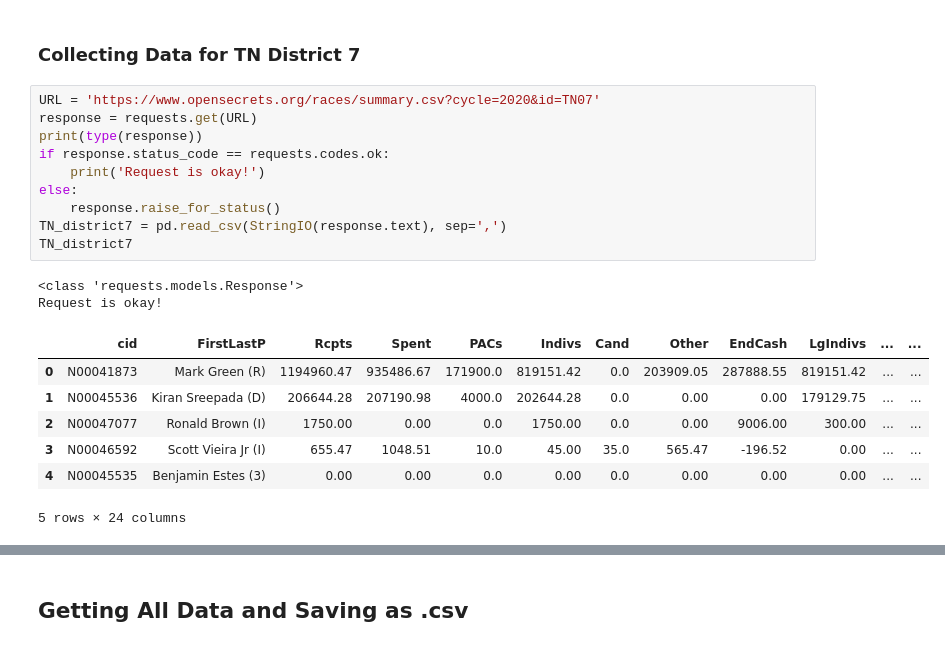
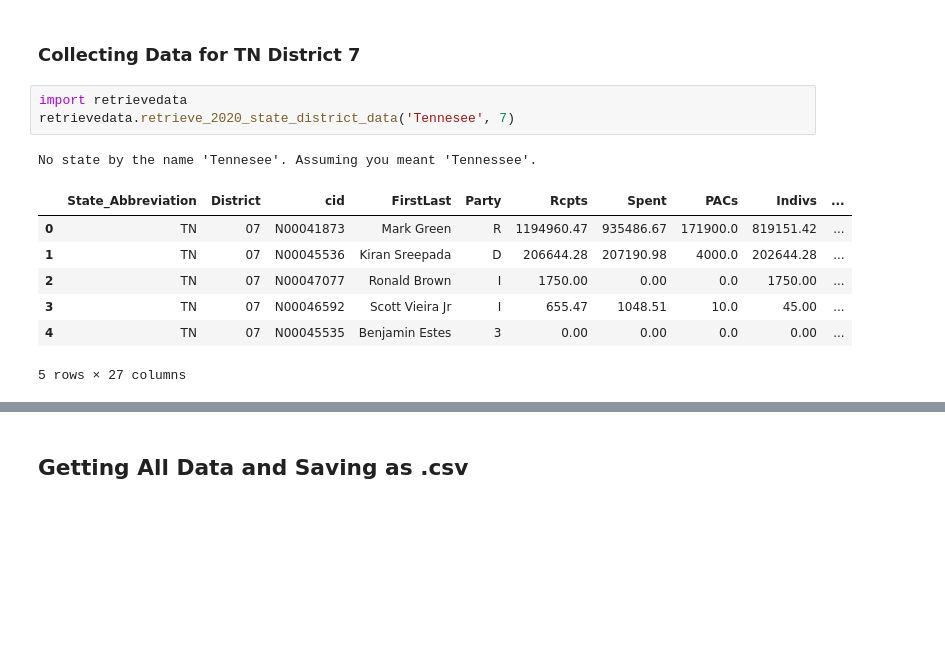
Before and after one commit to nss-data-science-cohort-8/open-secrets-bayesian-butterfingers, a Jupyter notebook: Notebook/AlexanderBranch.ipynb, the cells around one changed output, grey strips where cells are left out. Saved outputs shown, nothing was run; the diff lists cells and outputs as text; blank space fills up the shorter version.

```diff
--- a/Notebook/AlexanderBranch.ipynb
+++ b/Notebook/AlexanderBranch.ipynb
@@ -10,22 +10,14 @@ from io import StringIO
 # %% [markdown]
 ### Collecting Data for TN District 7
 # %%
-URL = 'https://www.opensecrets.org/races/summary.csv?cycle=2020&id=TN07'
-response = requests.get(URL)
-print(type(response))
-if response.status_code == requests.codes.ok:
-    print('Request is okay!')
-else:
-    response.raise_for_status()
-TN_district7 = pd.read_csv(StringIO(response.text), sep=',')
-TN_district7
+import retrievedata
+retrievedata.retrieve_2020_state_district_data('Tennesee', 7)
 # %% [output]
-<class 'requests.models.Response'>
-Request is okay!
+No state by the name 'Tennesee'. Assuming you meant 'Tennessee'.
-|  | cid | FirstLastP | Rcpts | Spent | PACs | Indivs | Cand | Other | EndCash | LgIndivs | ... | ... |
-| 0 | N00041873 | Mark Green (R) | 1194960.47 | 935486.67 | 171900.0 | 819151.42 | 0.0 | 203909.05 | 287888.55 | 819151.42 | ... | ... |
-| 1 | N00045536 | Kiran Sreepada (D) | 206644.28 | 207190.98 | 4000.0 | 202644.28 | 0.0 | 0.00 | 0.00 | 179129.75 | ... | ... |
-| 2 | N00047077 | Ronald Brown (I) | 1750.00 | 0.00 | 0.0 | 1750.00 | 0.0 | 0.00 | 9006.00 | 300.00 | ... | ... |
-| 3 | N00046592 | Scott Vieira Jr (I) | 655.47 | 1048.51 | 10.0 | 45.00 | 35.0 | 565.47 | -196.52 | 0.00 | ... | ... |
-| 4 | N00045535 | Benjamin Estes (3) | 0.00 | 0.00 | 0.0 | 0.00 | 0.0 | 0.00 | 0.00 | 0.00 | ... | ... |
+|  | State_Abbreviation | District | cid | FirstLast | Party | Rcpts | Spent | PACs | Indivs | ... |
+| 0 | TN | 07 | N00041873 | Mark Green | R | 1194960.47 | 935486.67 | 171900.0 | 819151.42 | ... |
+| 1 | TN | 07 | N00045536 | Kiran Sreepada | D | 206644.28 | 207190.98 | 4000.0 | 202644.28 | ... |
+| 2 | TN | 07 | N00047077 | Ronald Brown | I | 1750.00 | 0.00 | 0.0 | 1750.00 | ... |
+| 3 | TN | 07 | N00046592 | Scott Vieira Jr | I | 655.47 | 1048.51 | 10.0 | 45.00 | ... |
+| 4 | TN | 07 | N00045535 | Benjamin Estes | 3 | 0.00 | 0.00 | 0.0 | 0.00 | ... |
-5 rows × 24 columns
+5 rows × 27 columns
```
Also changed, not shown: parts of 4 cells of this notebook, 2 other files.
